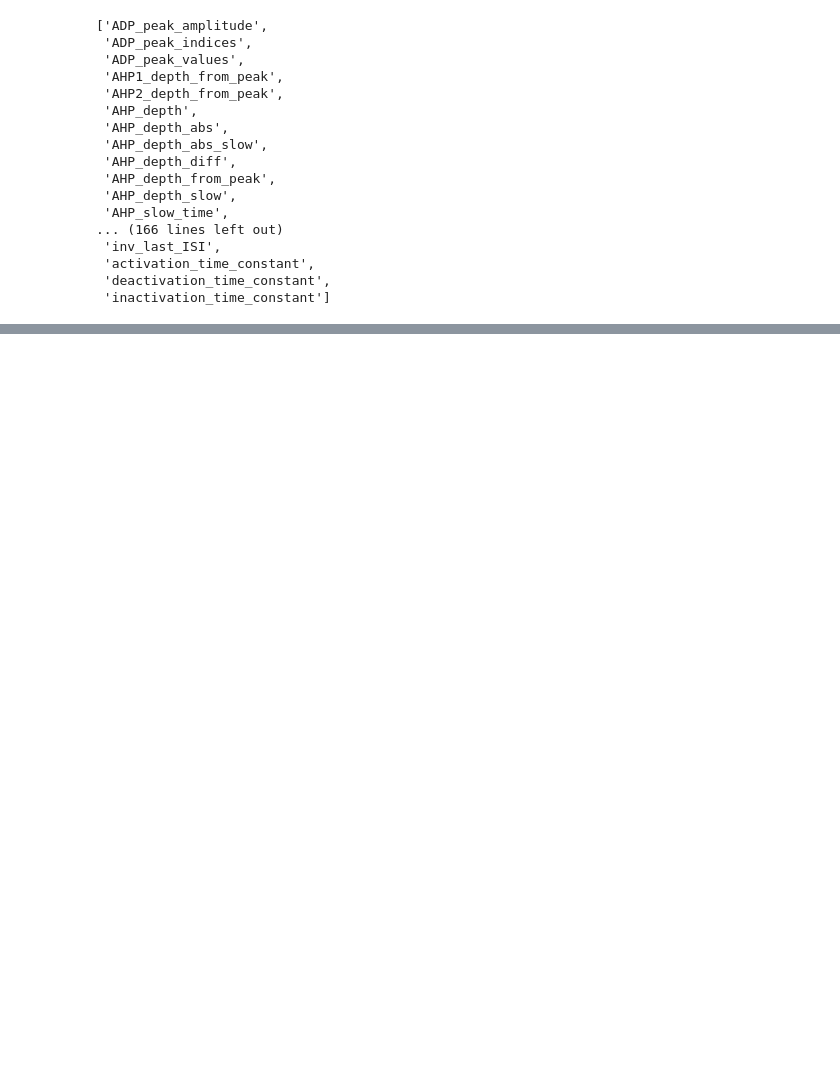
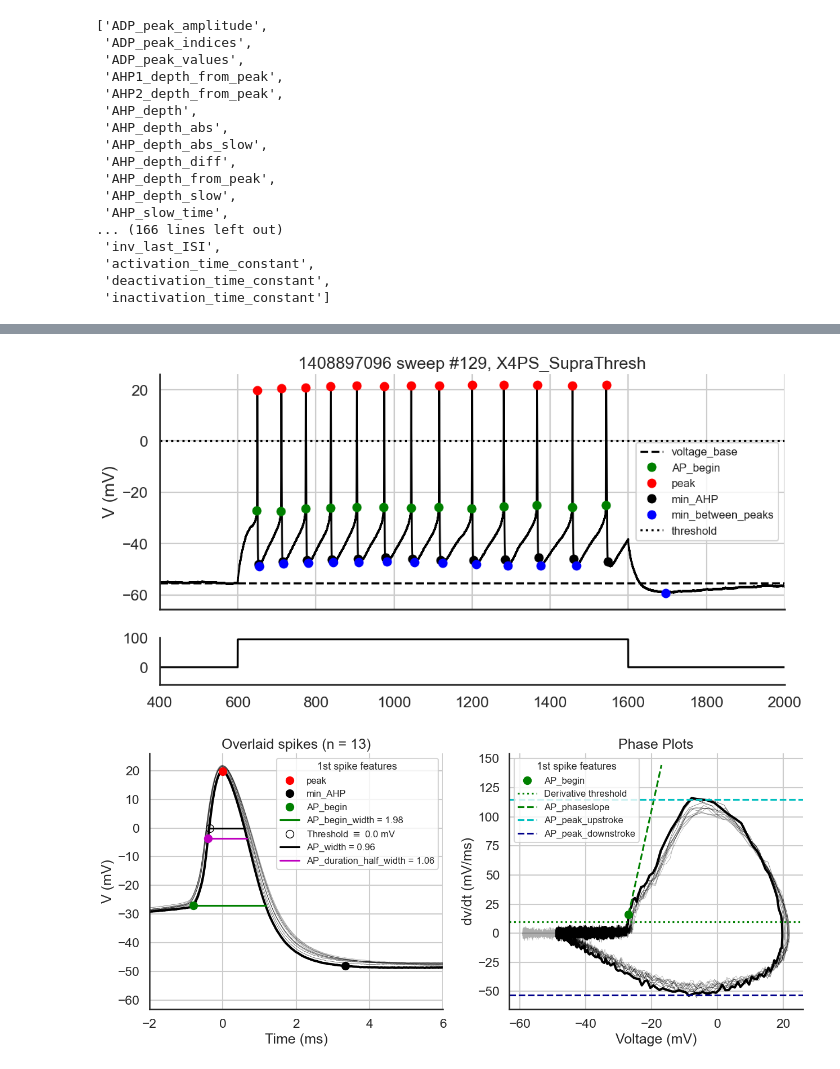
Before and after one commit to AllenNeuralDynamics/LCNE-patchseq-analysis, a Jupyter notebook: notebook/efel.ipynb, the cells around one changed output, grey strips where cells are left out. Saved outputs shown, nothing was run; the diff lists cells and outputs as text; code cells hidden in the pictures; blank space fills up the shorter version.

Commit message:
refactor: update execution counts and streamline efel analysis in notebook

```diff
--- a/notebook/efel.ipynb
+++ b/notebook/efel.ipynb
@@ -29,6 +29,7 @@ efel.get_feature_names()
 # %%
 efel.api.set_setting("strict_stiminterval", False)
 efel.api.set_setting("interp_step", 0.02)
+efel.api.set_setting("Threshold", 0)
 # %%
 print(efel.get_settings())
 # %% [output]
@@ -317,0 +339,10 @@ sns.despine()
+# %%
+# Load an example NWB file
+ephys_roi_id = "1408897096"
+sweep_number = 129
+
+raw, df_features = efel_single_sweep(ephys_roi_id, sweep_number)
+_ = plot_sweep_summary(raw, df_features)
+# %% [output]
+[figure, added]
+[figure, added]
```
Also changed, not shown: parts of 8 cells of this notebook.
